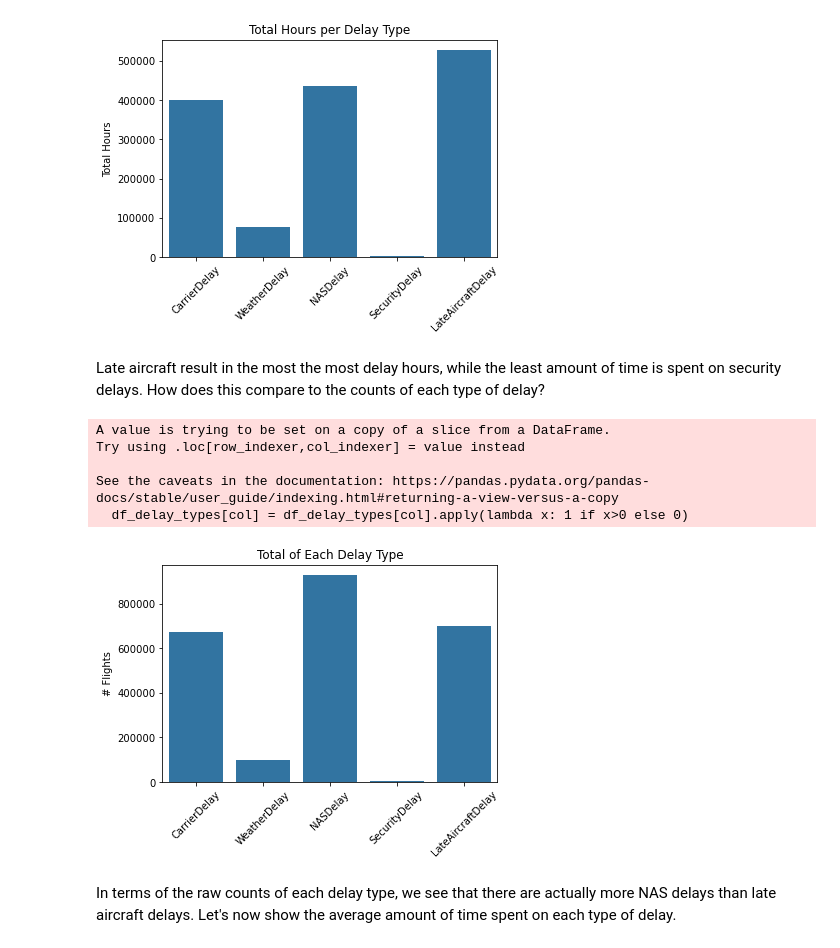
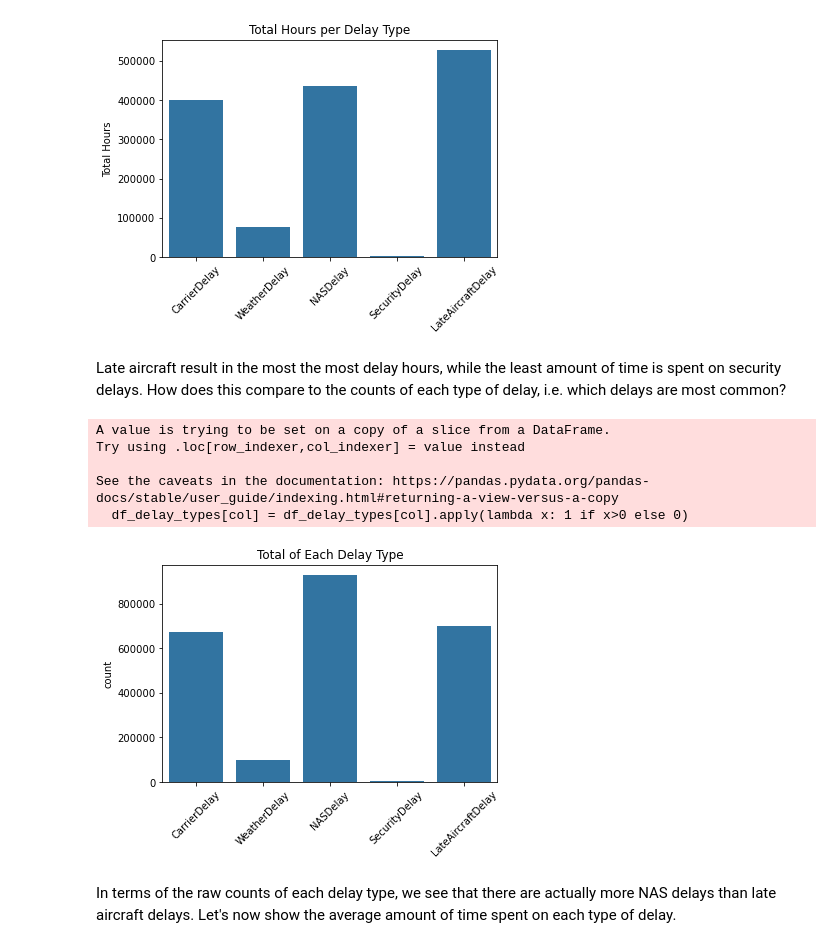
Before and after one commit to maleina/US-Flight-Data, a Jupyter notebook: flight_data_exploration.ipynb, the cells around one changed output. Cells and saved outputs as stored; diff of their text form; code cells hidden in the pictures.

```diff
--- a/flight_data_exploration.ipynb
+++ b/flight_data_exploration.ipynb
@@ -1546,29 +1552,33 @@ plt.title('Total Hours per Delay Type');
 # %% [output]
 [figure]
 # %% [markdown]
-Late aircraft result in the most the most delay hours, while the least amount of time is spent on security delays. How does this compare to the counts of each type of delay?
+Late aircraft result in the most the most delay hours, while the least amount of time is spent on security delays. How does this compare to the counts of each type of delay, i.e. which delays are most common?
 # %%
-# Count the number of each delay type by counting only those
-# with a delay > 0 for each
+# Create a new dataframe to hold our delay types for summing. Note we can't
+# "melt" the columns together because the delay types aren't mutually exclusive
+# and we'd be undercounting our delays
 df_delay_types = df_delayed_flights[delay_cols[2:]]
+# Prepare for summing by placing a one in only those
+# cells with a delay > 0
 for col in delay_cols[2:]:
     df_delay_types[col] = df_delay_types[col].apply(lambda x: 1 if x>0 else 0)
+# Sum the number of delays per column
 count_delay_types = df_delay_types[delay_cols[2:]].sum()
 
 # Plot total counts of each type of delay
 sb.barplot(x=count_delay_types.index,
            y=count_delay_types,
            color=base_color);
-plt.ylabel('# Flights')
+plt.ylabel('count')
 plt.xticks(rotation=45)
 plt.title('Total of Each Delay Type');
 # %% [output]
 A value is trying to be set on a copy of a slice from a DataFrame.
 Try using .loc[row_indexer,col_indexer] = value instead
 
 See the caveats in the documentation: https://pandas.pydata.org/pandas-docs/stable/user_guide/indexing.html#returning-a-view-versus-a-copy
   df_delay_types[col] = df_delay_types[col].apply(lambda x: 1 if x>0 else 0)
-[figure, old version]
+[figure, new version]
 # %% [markdown]
 In terms of the raw counts of each delay type, we see that there are actually more NAS delays than late aircraft delays. Let's now show the average amount of time spent on each type of delay.
 # %%
```
Also changed, not shown: parts of 21 cells of this notebook, 2 other files.
